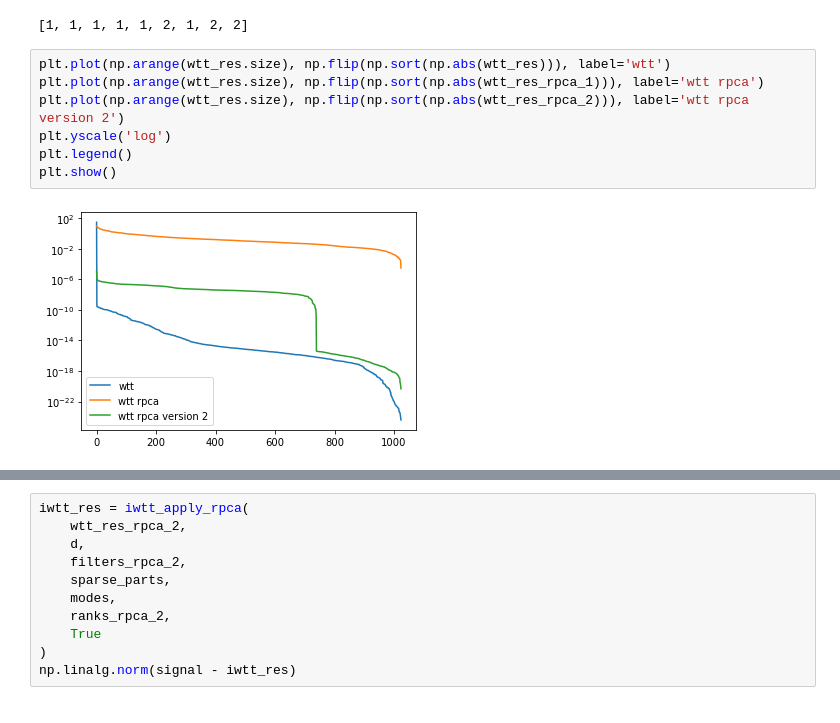
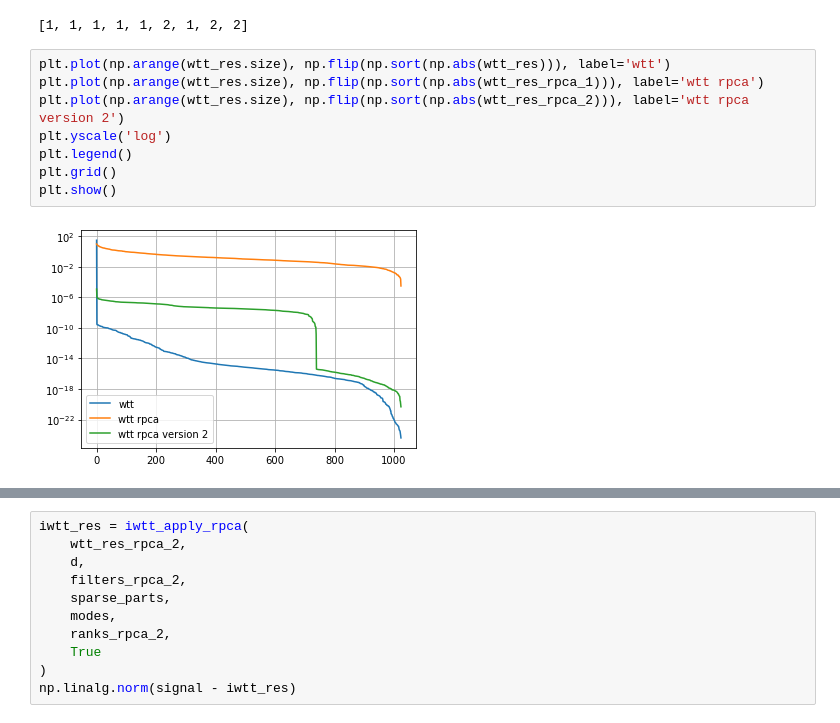
Before and after one commit to d1kolyadin/AMI_diploma, a Jupyter notebook: wtt-rpca-3.ipynb, the cells around one changed output, grey strips where cells are left out. Saved outputs shown, nothing was run; the diff lists cells and outputs as text.

```diff
--- a/wtt-rpca-3.ipynb
+++ b/wtt-rpca-3.ipynb
@@ -654,9 +654,10 @@ print(ranks_rpca_2)
 # %%
 plt.plot(np.arange(wtt_res.size), np.flip(np.sort(np.abs(wtt_res))), label='wtt')
 plt.plot(np.arange(wtt_res.size), np.flip(np.sort(np.abs(wtt_res_rpca_1))), label='wtt rpca')
 plt.plot(np.arange(wtt_res.size), np.flip(np.sort(np.abs(wtt_res_rpca_2))), label='wtt rpca version 2')
 plt.yscale('log')
 plt.legend()
+plt.grid()
 plt.show()
 # %% [output]
-[figure, old version]
+[figure, new version]
```
Also changed, not shown: parts of 13 cells of this notebook, 3 other files.
